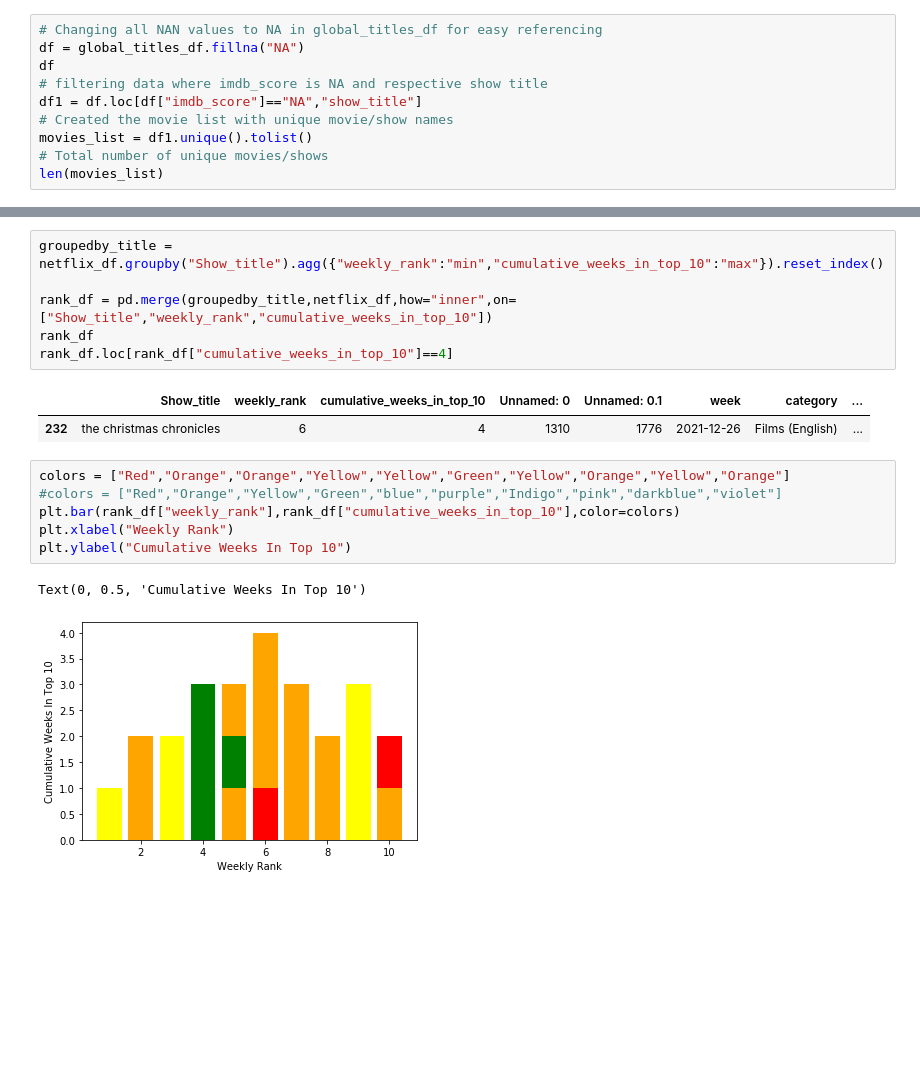
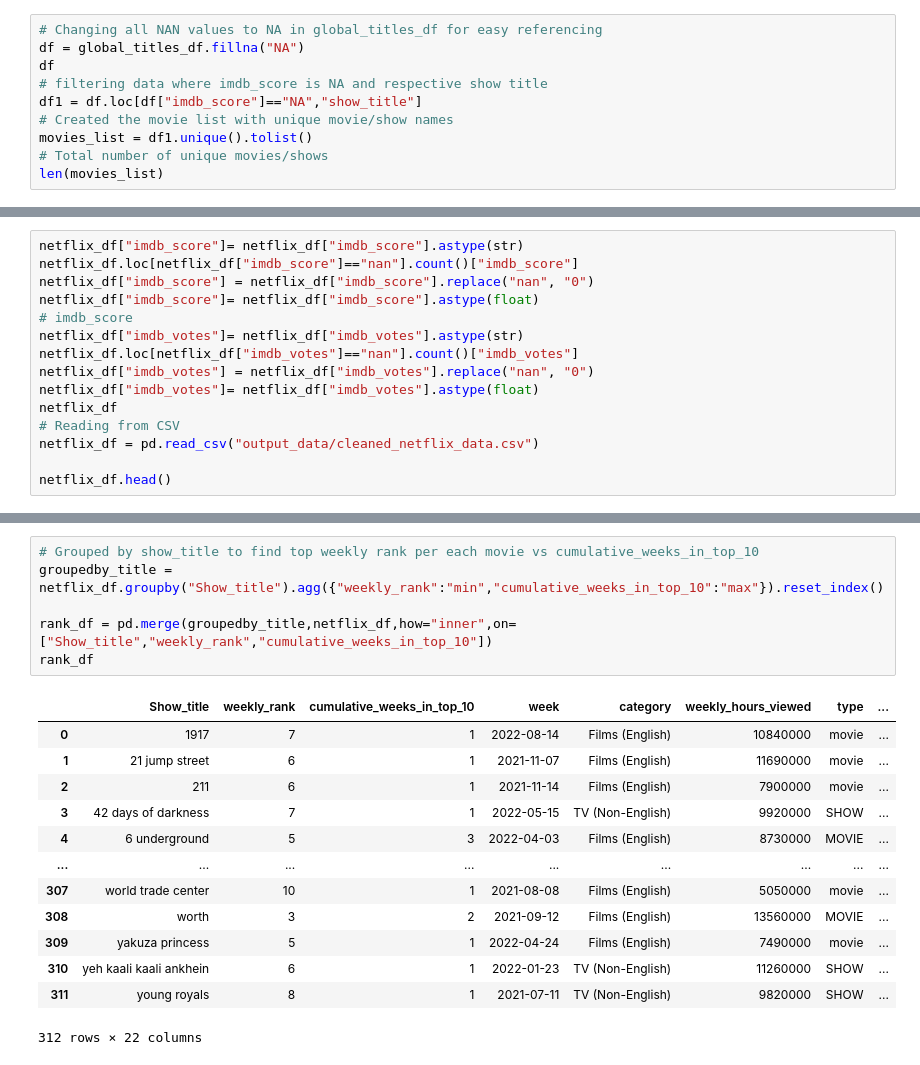
Before and after one commit to EdithLotterman/Project-1-Team-8, a Jupyter notebook: netflix_project.ipynb, the cells around one changed output, grey strips where cells are left out. Saved outputs shown, nothing was run; the diff lists cells and outputs as text; blank space fills up the shorter version.

```diff
--- a/netflix_project.ipynb
+++ b/netflix_project.ipynb
@@ -140,0 +151,15 @@ plt.grid(color="green", alpha=.5)
+# %%
+netflix_df["imdb_score"]= netflix_df["imdb_score"].astype(str)
+netflix_df.loc[netflix_df["imdb_score"]=="nan"].count()["imdb_score"]
+netflix_df["imdb_score"] = netflix_df["imdb_score"].replace("nan", "0")
+netflix_df["imdb_score"]= netflix_df["imdb_score"].astype(float)
+# imdb_score
+netflix_df["imdb_votes"]= netflix_df["imdb_votes"].astype(str)
+netflix_df.loc[netflix_df["imdb_votes"]=="nan"].count()["imdb_votes"]
+netflix_df["imdb_votes"] = netflix_df["imdb_votes"].replace("nan", "0")
+netflix_df["imdb_votes"]= netflix_df["imdb_votes"].astype(float)
+netflix_df
+# Reading from CSV
+netflix_df = pd.read_csv("output_data/cleaned_netflix_data.csv")
+
+netflix_df.head()
@@ -141,18 +174,20 @@ plt.grid(color="green", alpha=.5)
 # %%
+# Grouped by show_title to find top weekly rank per each movie vs cumulative_weeks_in_top_10
 groupedby_title = netflix_df.groupby("Show_title").agg({"weekly_rank":"min","cumulative_weeks_in_top_10":"max"}).reset_index()
 
 rank_df = pd.merge(groupedby_title,netflix_df,how="inner",on=["Show_title","weekly_rank","cumulative_weeks_in_top_10"])
 rank_df
-rank_df.loc[rank_df["cumulative_weeks_in_top_10"]==4]
 # %% [output]
-|  | Show_title | weekly_rank | cumulative_weeks_in_top_10 | Unnamed: 0 | Unnamed: 0.1 | week | category | ... |
-| 232 | the christmas chronicles | 6 | 4 | 1310 | 1776 | 2021-12-26 | Films (English) | ... |
+|  | Show_title | weekly_rank | cumulative_weeks_in_top_10 | week | category | weekly_hours_viewed | type | ... |
+| 0 | 1917 | 7 | 1 | 2022-08-14 | Films (English) | 10840000 | movie | ... |
+| 1 | 21 jump street | 6 | 1 | 2021-11-07 | Films (English) | 11690000 | movie | ... |
+| 2 | 211 | 6 | 1 | 2021-11-14 | Films (English) | 7900000 | movie | ... |
+| 3 | 42 days of darkness | 7 | 1 | 2022-05-15 | TV (Non-English) | 9920000 | SHOW | ... |
+| 4 | 6 underground | 5 | 3 | 2022-04-03 | Films (English) | 8730000 | MOVIE | ... |
+| ... | ... | ... | ... | ... | ... | ... | ... | ... |
+| 307 | world trade center | 10 | 1 | 2021-08-08 | Films (English) | 5050000 | movie | ... |
+| 308 | worth | 3 | 2 | 2021-09-12 | Films (English) | 13560000 | MOVIE | ... |
+| 309 | yakuza princess | 5 | 1 | 2022-04-24 | Films (English) | 7490000 | movie | ... |
+| 310 | yeh kaali kaali ankhein | 6 | 1 | 2022-01-23 | TV (Non-English) | 11260000 | SHOW | ... |
+| 311 | young royals | 8 | 1 | 2021-07-11 | TV (Non-English) | 9820000 | SHOW | ... |
+312 rows × 22 columns
-# %%
-colors = ["Red","Orange","Orange","Yellow","Yellow","Green","Yellow","Orange","Yellow","Orange"]
-#colors = ["Red","Orange","Yellow","Green","blue","purple","Indigo","pink","darkblue","violet"]
-plt.bar(rank_df["weekly_rank"],rank_df["cumulative_weeks_in_top_10"],color=colors)
-plt.xlabel("Weekly Rank")
-plt.ylabel("Cumulative Weeks In Top 10")
-# %% [output]
-Text(0, 0.5, 'Cumulative Weeks In Top 10')
-[figure, removed]
```
Also changed, not shown: parts of 25 cells of this notebook, 3 other files.
